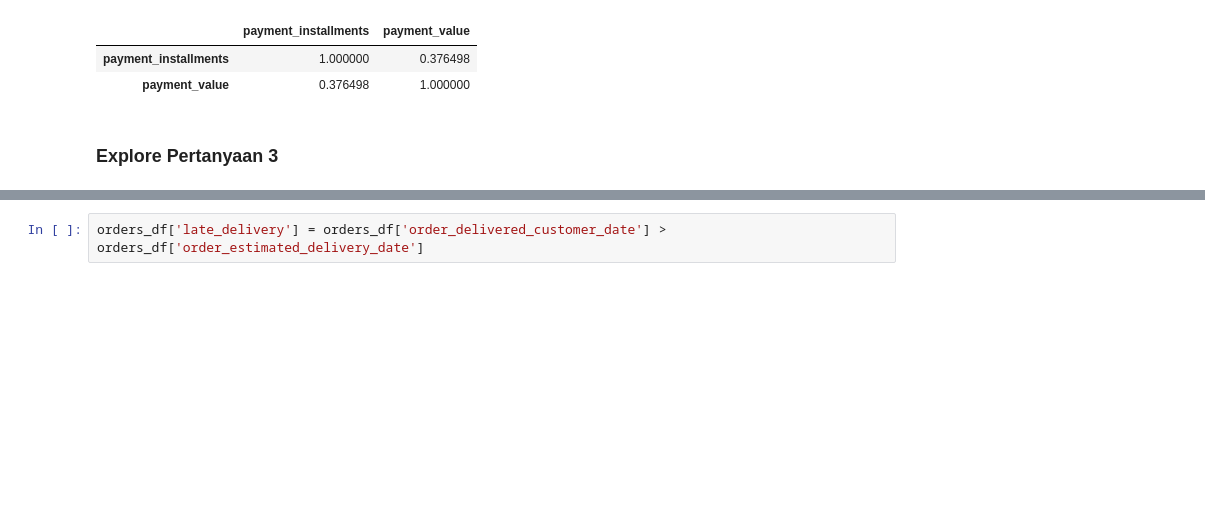
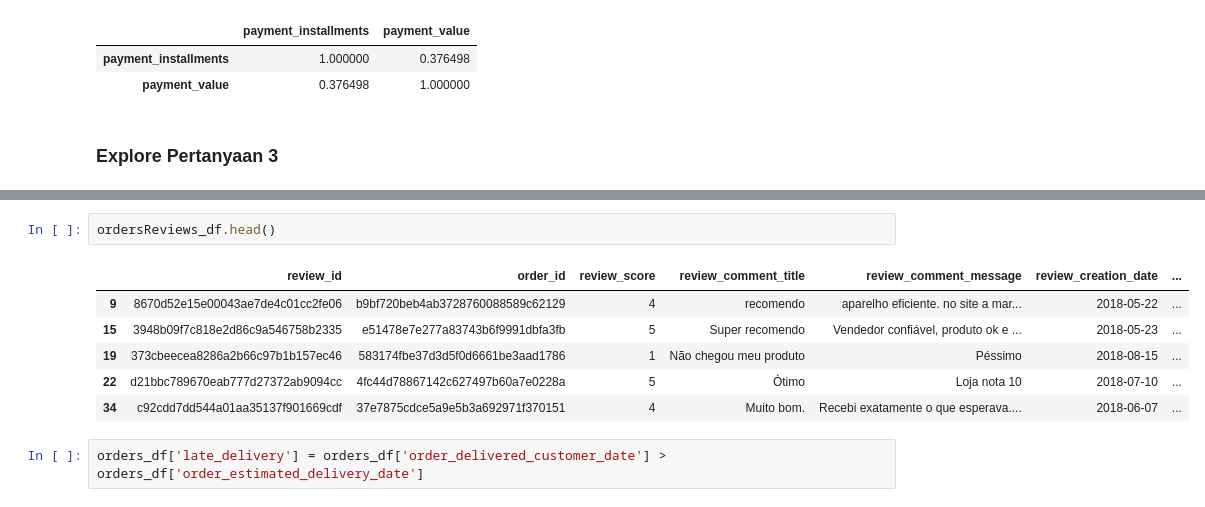
Before and after one commit to nurrizkyaj/e-commerce-analysis, a Jupyter notebook: notebook.ipynb, the cells around one changed output, grey strips where cells are left out. Saved outputs shown, nothing was run; the diff lists cells and outputs as text; blank space fills up the shorter version.

```diff
--- a/notebook.ipynb
+++ b/notebook.ipynb
@@ -450,3 +486,12 @@ creditCards_df[['payment_installments', 'payment_value']].corr()
+# %%
+ordersReviews_df.head()
+# %% [output]
+|  | review_id | order_id | review_score | review_comment_title | review_comment_message | review_creation_date | ... |
+| 9 | 8670d52e15e00043ae7de4c01cc2fe06 | b9bf720beb4ab3728760088589c62129 | 4 | recomendo | aparelho eficiente. no site a mar... | 2018-05-22 | ... |
+| 15 | 3948b09f7c818e2d86c9a546758b2335 | e51478e7e277a83743b6f9991dbfa3fb | 5 | Super recomendo | Vendedor confiável, produto ok e ... | 2018-05-23 | ... |
+| 19 | 373cbeecea8286a2b66c97b1b157ec46 | 583174fbe37d3d5f0d6661be3aad1786 | 1 | Não chegou meu produto | Péssimo | 2018-08-15 | ... |
+| 22 | d21bbc789670eab777d27372ab9094cc | 4fc44d78867142c627497b60a7e0228a | 5 | Ótimo | Loja nota 10 | 2018-07-10 | ... |
+| 34 | c92cdd7dd544a01aa35137f901669cdf | 37e7875cdce5a9e5b3a692971f370151 | 4 | Muito bom. | Recebi exatamente o que esperava.... | 2018-06-07 | ... |
 # %%
 orders_df['late_delivery'] = orders_df['order_delivered_customer_date'] > orders_df['order_estimated_delivery_date']
 # %%
```
Also changed, not shown: parts of 7 cells of this notebook, 2 other files.
